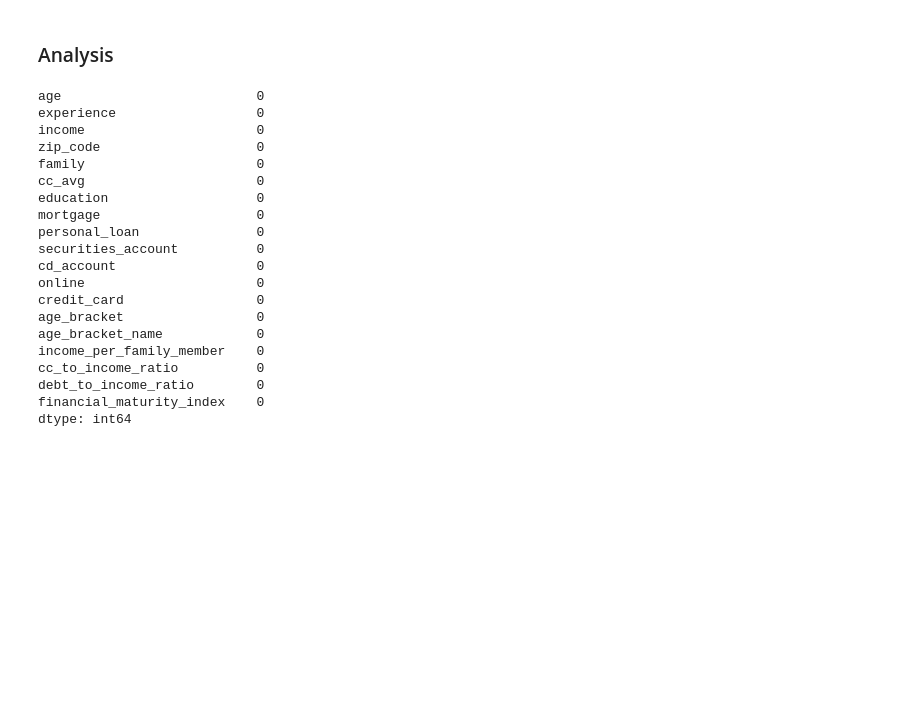
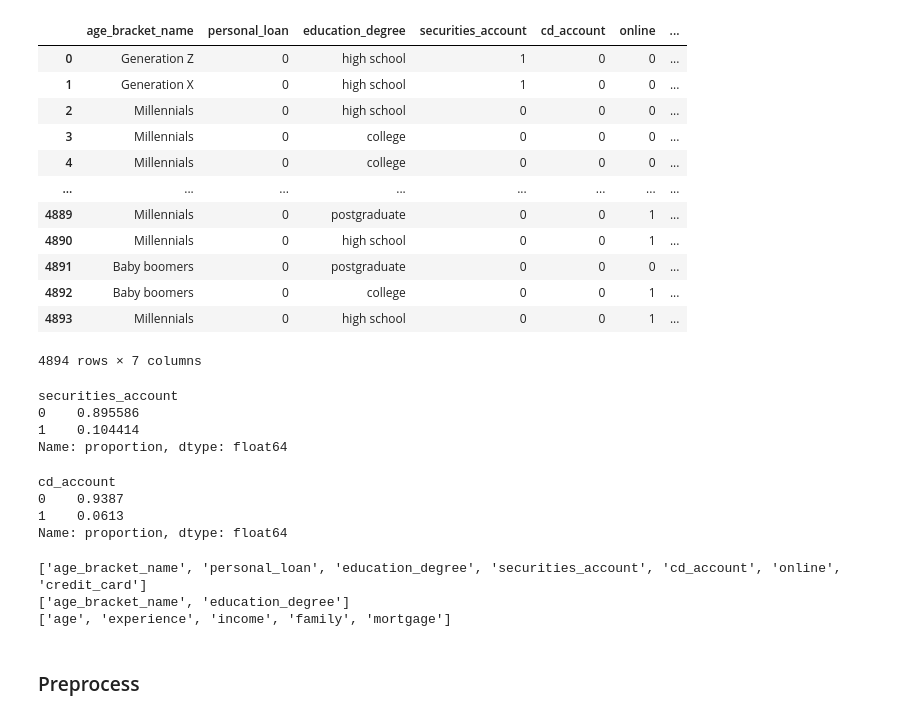
Before and after one commit to marqsleal/machine-learning-1, a Jupyter notebook: src/notebooks/preprocess.ipynb, the cells around one changed output. Cells and saved outputs as stored; diff of their text form; code cells hidden in the pictures; blank space fills up the shorter version.

```diff
--- a/src/notebooks/preprocess.ipynb
+++ b/src/notebooks/preprocess.ipynb
@@ -58,25 +129,43 @@ memory usage: 229.5+ KB
+# %%
+df_categorical
+# %% [output]
+|  | age_bracket_name | personal_loan | education_degree | securities_account | cd_account | online | ... |
+| 0 | Generation Z | 0 | high school | 1 | 0 | 0 | ... |
+| 1 | Generation X | 0 | high school | 1 | 0 | 0 | ... |
+| 2 | Millennials | 0 | high school | 0 | 0 | 0 | ... |
+| 3 | Millennials | 0 | college | 0 | 0 | 0 | ... |
+| 4 | Millennials | 0 | college | 0 | 0 | 0 | ... |
+| ... | ... | ... | ... | ... | ... | ... | ... |
+| 4889 | Millennials | 0 | postgraduate | 0 | 0 | 1 | ... |
+| 4890 | Millennials | 0 | high school | 0 | 0 | 1 | ... |
+| 4891 | Baby boomers | 0 | postgraduate | 0 | 0 | 0 | ... |
+| 4892 | Baby boomers | 0 | college | 0 | 0 | 1 | ... |
+| 4893 | Millennials | 0 | high school | 0 | 0 | 1 | ... |
+4894 rows × 7 columns
+# %%
+df_categorical['securities_account'].value_counts(normalize=True)
+# %% [output]
+securities_account
+0    0.895586
+1    0.104414
+Name: proportion, dtype: float64
+# %%
+df_categorical['cd_account'].value_counts(normalize=True)
+# %% [output]
+cd_account
+0    0.9387
+1    0.0613
+Name: proportion, dtype: float64
+# %%
+cat_features_list = df_categorical.columns.tolist()
+cat_features = [cat_features_list[0], cat_features_list[2]]
+num_features = df_numerical.columns.tolist()[:-1]
+print(cat_features_list)
+print(cat_features)
+print(num_features)
+# %% [output]
+['age_bracket_name', 'personal_loan', 'education_degree', 'securities_account', 'cd_account', 'online', 'credit_card']
+['age_bracket_name', 'education_degree']
+['age', 'experience', 'income', 'family', 'mortgage']
 # %% [markdown]
-### Analysis
+### Preprocess
-# %%
-df.isnull().sum()
-# %% [output]
-age                         0
-experience                  0
-income                      0
-zip_code                    0
-family                      0
-cc_avg                      0
-education                   0
-mortgage                    0
-personal_loan               0
-securities_account          0
-cd_account                  0
-online                      0
-credit_card                 0
-age_bracket                 0
-age_bracket_name            0
-income_per_family_member    0
-cc_to_income_ratio          0
-debt_to_income_ratio        0
-financial_maturity_index    0
-dtype: int64
```
Also changed, not shown: parts of 25 cells of this notebook, 1 other file.
